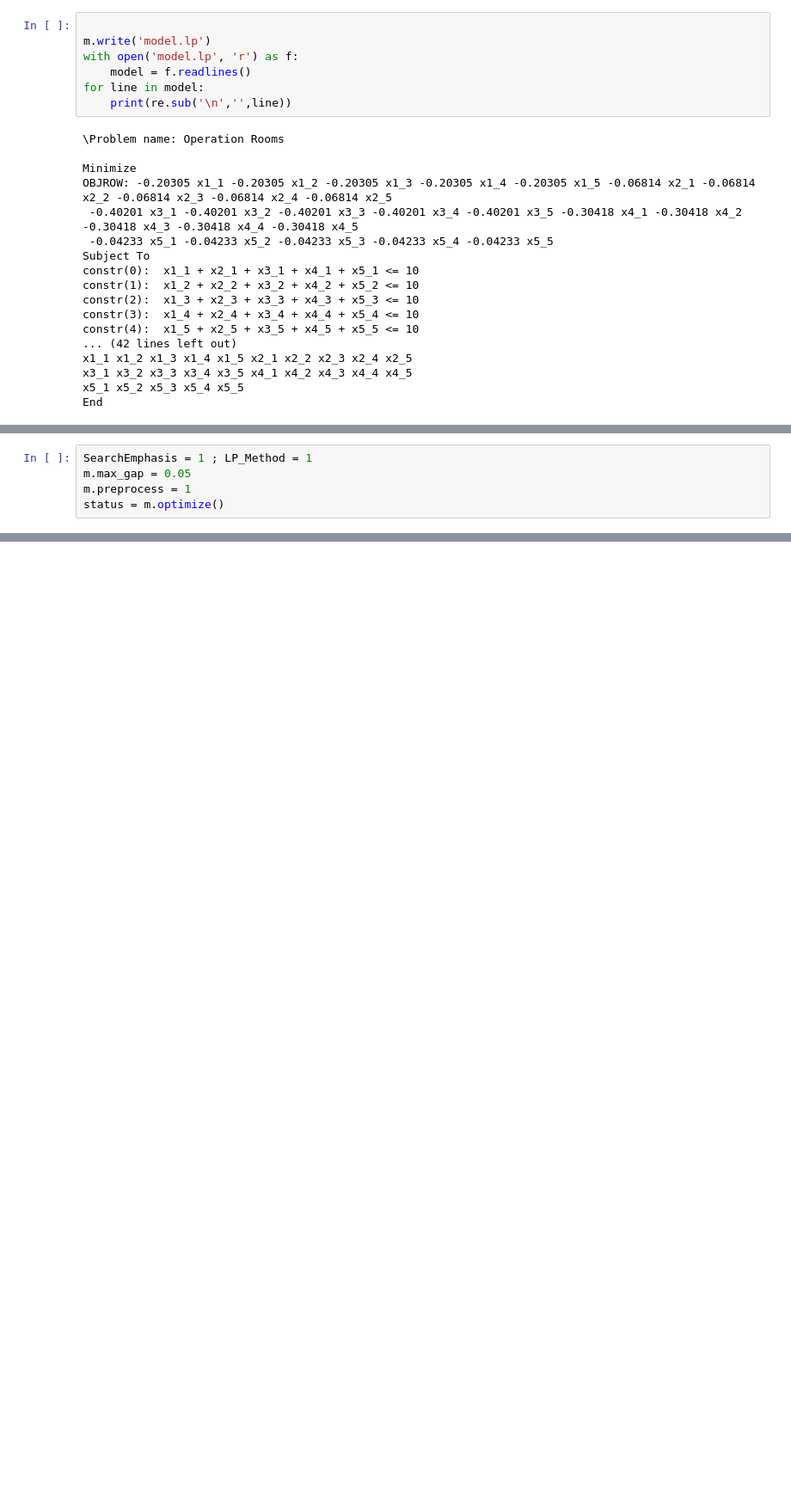
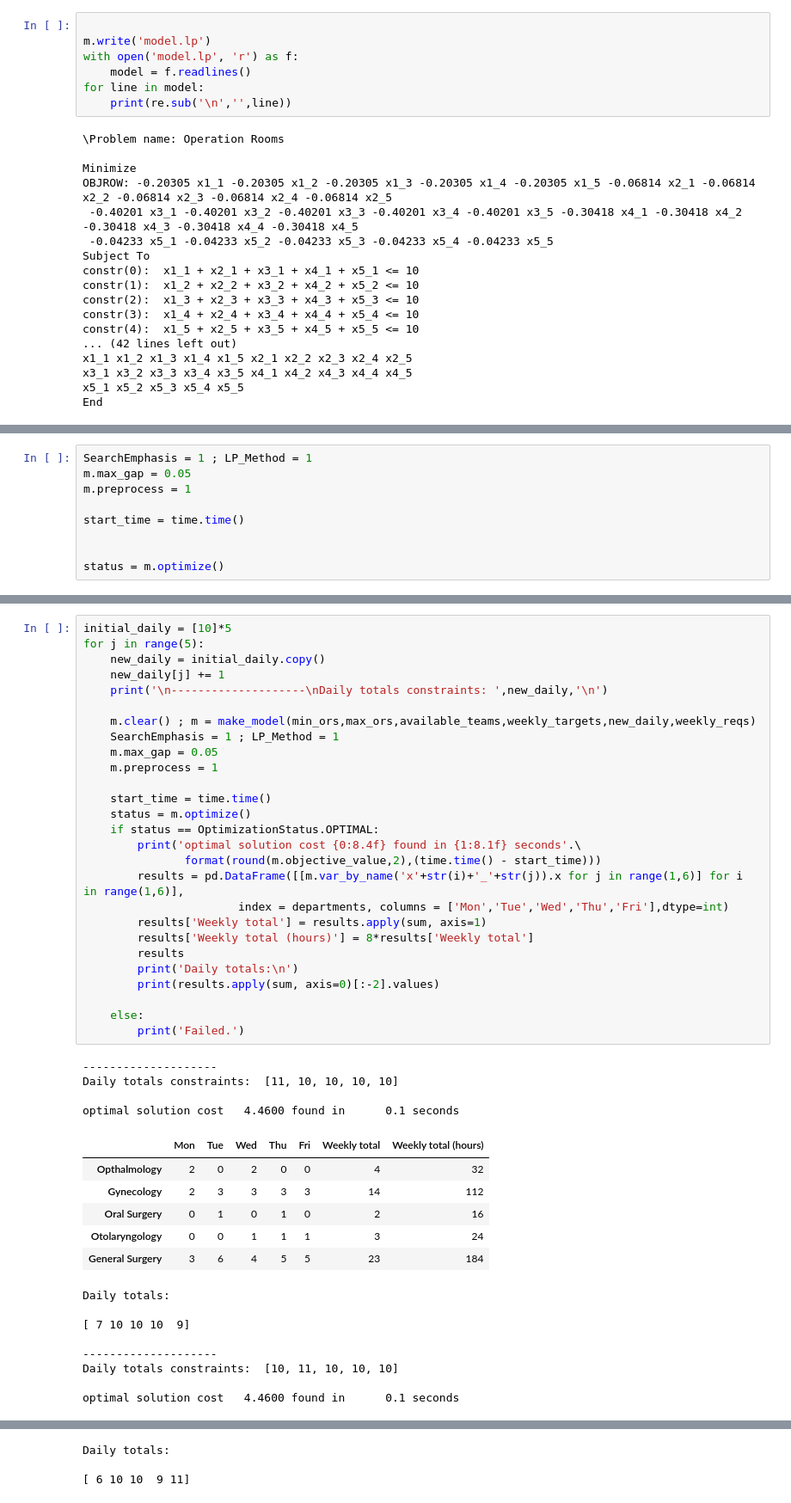
Before and after one commit to KSpiliop/Exercise, a Jupyter notebook: Solution.ipynb, the cells around one changed output, grey strips where cells are left out. Shown: that part at 86% size. Drawn from its saved outputs; the diff is of its cells as text; blank space fills up the shorter version.

```diff
--- a/Solution.ipynb
+++ b/Solution.ipynb
@@ -287,4 +331,8 @@ xxxxx
 SearchEmphasis = 1 ; LP_Method = 1
 m.max_gap = 0.05
 m.preprocess = 1
+
+start_time = time.time()
+
+
 status = m.optimize()
@@ -325,0 +468,46 @@ x5_5 : 5.0
+# %%
+initial_daily = [10]*5
+for j in range(5):
+    new_daily = initial_daily.copy()
+    new_daily[j] += 1
+    print('\n--------------------\nDaily totals constraints: ',new_daily,'\n')
+
+    m.clear() ; m = make_model(min_ors,max_ors,available_teams,weekly_targets,new_daily,weekly_reqs)
+    SearchEmphasis = 1 ; LP_Method = 1
+    m.max_gap = 0.05
+    m.preprocess = 1
+
+    start_time = time.time()
+    status = m.optimize()
+    if status == OptimizationStatus.OPTIMAL:
+        print('optimal solution cost {0:8.4f} found in {1:8.1f} seconds'.\
+               format(round(m.objective_value,2),(time.time() - start_time)))
+        results = pd.DataFrame([[m.var_by_name('x'+str(i)+'_'+str(j)).x for j in range(1,6)] for i in range(1,6)],
+                       index = departments, columns = ['Mon','Tue','Wed','Thu','Fri'],dtype=int)
+        results['Weekly total'] = results.apply(sum, axis=1)
+        results['Weekly total (hours)'] = 8*results['Weekly total']
+        results
+        print('Daily totals:\n')
+        print(results.apply(sum, axis=0)[:-2].values)
+
+    else:
+        print('Failed.')
+# %% [output]
+--------------------
+Daily totals constraints:  [11, 10, 10, 10, 10]
+
+optimal solution cost   4.4600 found in      0.1 seconds
+|  | Mon | Tue | Wed | Thu | Fri | Weekly total | Weekly total (hours) |
+| Opthalmology | 2 | 0 | 2 | 0 | 0 | 4 | 32 |
+| Gynecology | 2 | 3 | 3 | 3 | 3 | 14 | 112 |
+| Oral Surgery | 0 | 1 | 0 | 1 | 0 | 2 | 16 |
+| Otolaryngology | 0 | 0 | 1 | 1 | 1 | 3 | 24 |
+| General Surgery | 3 | 6 | 4 | 5 | 5 | 23 | 184 |
+Daily totals:
+
+[ 7 10 10 10  9]
+
+--------------------
+Daily totals constraints:  [10, 11, 10, 10, 10]
+
+optimal solution cost   4.4600 found in      0.1 seconds
@@ -325,0 +562,3 @@ x5_5 : 5.0
+Daily totals:
+
+[ 6 10 10  9 11]
```
Also changed, not shown: parts of 19 cells of this notebook.
